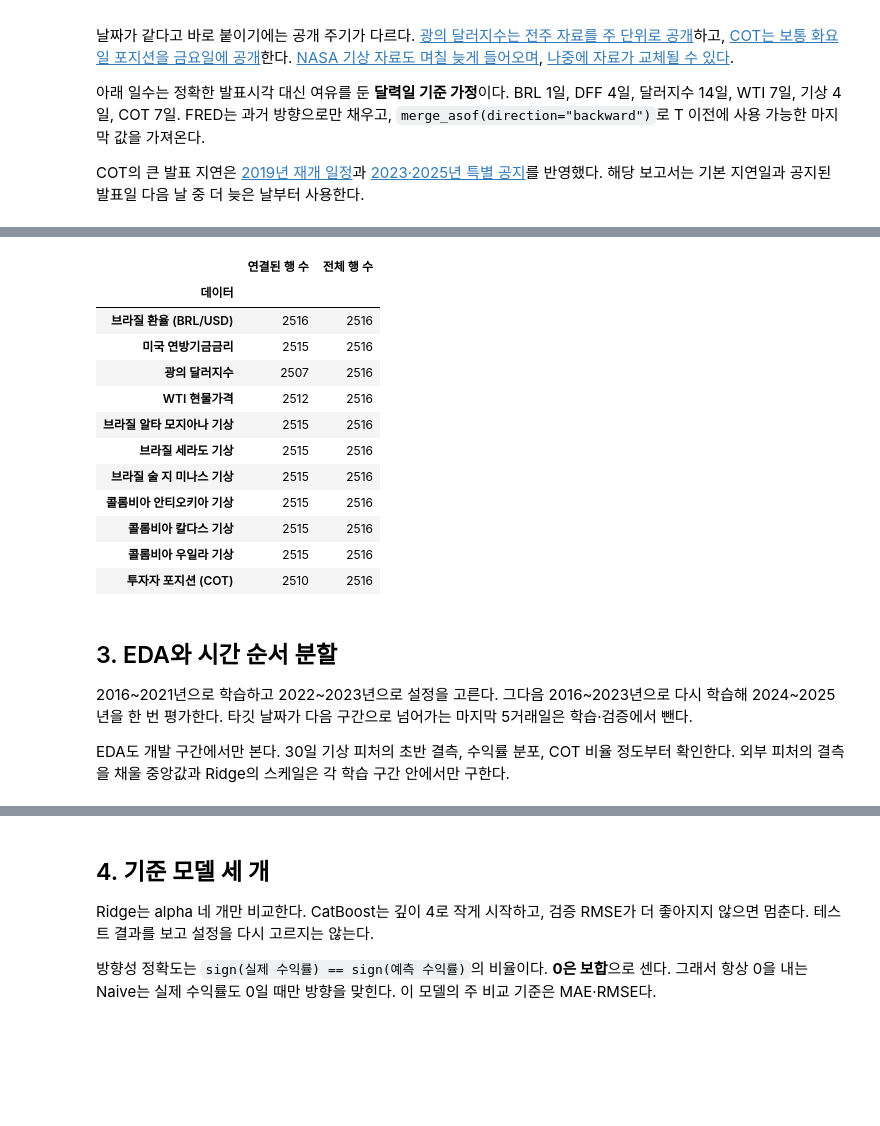
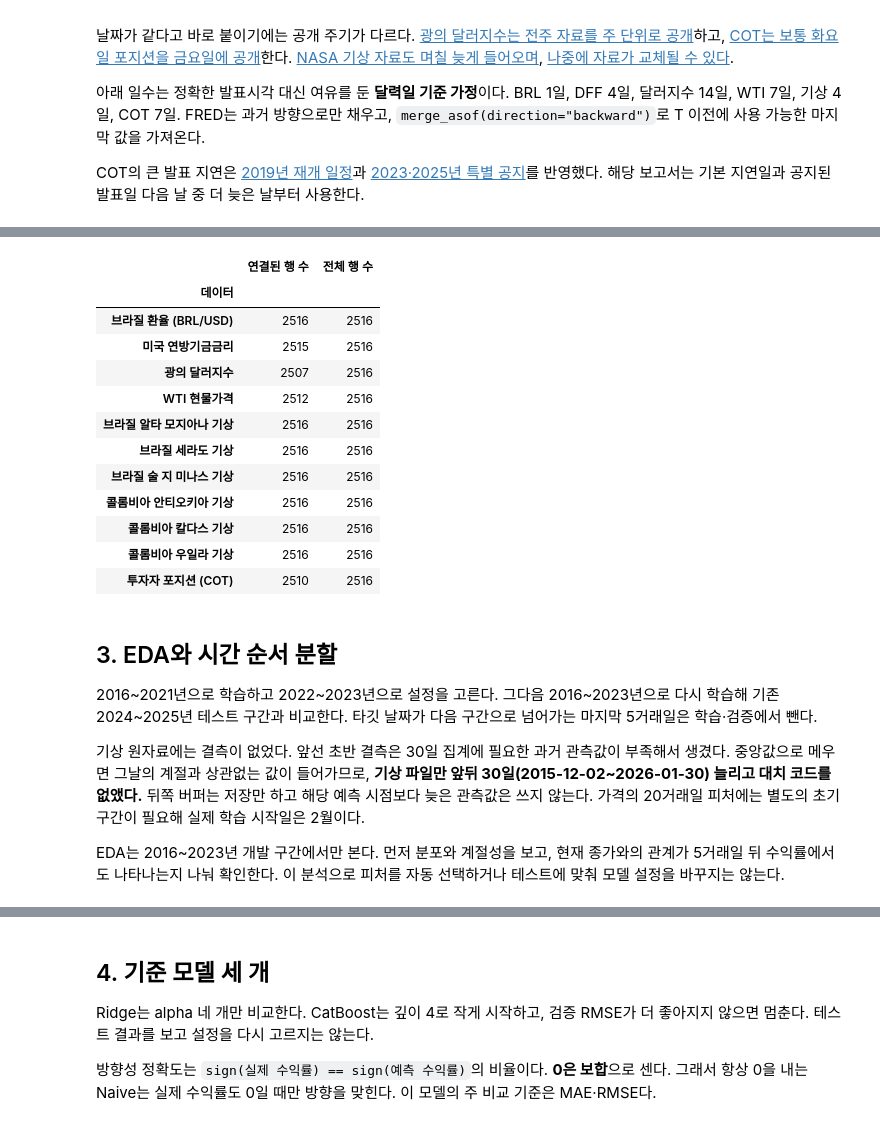
Before and after one commit to MJU-Capstone-2025/Coffee_Price_Prediction, a Jupyter notebook: data_code/03_eda_and_baseline_models.ipynb, the cells around one changed output, grey strips where cells are left out. Drawn from its saved outputs; the diff is of its cells as text; code cells hidden in the pictures; blank space fills up the shorter version.

```diff
--- a/data_code/03_eda_and_baseline_models.ipynb
+++ b/data_code/03_eda_and_baseline_models.ipynb
@@ -231,51 +308,57 @@ cot_release_delays = [
         "2019-03-05",
         "2019-02-01 2019-02-05 2019-02-08 2019-02-12 2019-02-15 2019-02-19 "
         "2019-02-22 2019-02-26 2019-03-01 2019-03-05 2019-03-08",
     ),
     ("2023-01-31", "2023-03-14", "2023-02-24 2023-03-03 2023-03-08 2023-03-10 2023-03-14 2023-03-16 2023-03-21"),
     (
         "2025-09-30",
         "2025-12-23",
         "2025-11-19 2025-11-21 2025-11-25 2025-12-02 2025-12-05 2025-12-09 "
         "2025-12-10 2025-12-12 2025-12-15 2025-12-17 2025-12-19 2025-12-23 2025-12-29",
     ),
 ]
 for start, end, release_days in cot_release_delays:
     mask = cot["date"].between(start, end)
     release_after = pd.to_datetime(release_days.split()) + pd.Timedelta(days=1)
     assert mask.sum() == len(release_after)
     cot.loc[mask, "available_at"] = np.maximum(cot.loc[mask, "available_at"].to_numpy(), release_after.to_numpy())
 
 joined = join_source(joined, cot, "cot", ["cot_net_ratio"], LAG_DAYS["cot"])
 FEATURES.append("cot_net_ratio")
 assert len(FEATURES) == len(set(FEATURES)) == 21
 assert TARGET not in FEATURES and "future_close" not in FEATURES
-# 가격과 정답은 보간하지 않는다. 외부 피처 결측은 학습 구간 중앙값으로 채운다.
+# 가격 피처의 초기 구간과 정답이 없는 행만 제외한다. 기상은 버퍼로 집계해 대치하지 않는다.
 data = joined.dropna(subset=["close", "target_date", TARGET, *PRICE_FEATURES]).copy()
-assert np.isfinite(data[FEATURES].dropna().to_numpy()).all()
-display(pd.DataFrame(join_checks).set_index("source").rename(index=source_labels).rename_axis("데이터").rename(
-    columns={"matched_rows": "연결된 행 수", "total_rows": "전체 행 수"}
-))
+assert np.isfinite(data[FEATURES].to_numpy()).all(), "피처 결측이 생기면 원인을 먼저 확인한다."
+display(
+    pd.DataFrame(join_checks)
+    .set_index("source")
+    .rename(index=source_labels)
+    .rename_axis("데이터")
+    .rename(columns={"matched_rows": "연결된 행 수", "total_rows": "전체 행 수"})
+)
 # %% [output]
 |  | 연결된 행 수 | 전체 행 수 |
 | 데이터 |  |  |
 | 브라질 환율 (BRL/USD) | 2516 | 2516 |
 | 미국 연방기금금리 | 2515 | 2516 |
 | 광의 달러지수 | 2507 | 2516 |
 | WTI 현물가격 | 2512 | 2516 |
-| 브라질 알타 모지아나 기상 | 2515 | 2516 |
-| 브라질 세라도 기상 | 2515 | 2516 |
-| 브라질 술 지 미나스 기상 | 2515 | 2516 |
-| 콜롬비아 안티오키아 기상 | 2515 | 2516 |
-| 콜롬비아 칼다스 기상 | 2515 | 2516 |
-| 콜롬비아 우일라 기상 | 2515 | 2516 |
+| 브라질 알타 모지아나 기상 | 2516 | 2516 |
+| 브라질 세라도 기상 | 2516 | 2516 |
+| 브라질 술 지 미나스 기상 | 2516 | 2516 |
+| 콜롬비아 안티오키아 기상 | 2516 | 2516 |
+| 콜롬비아 칼다스 기상 | 2516 | 2516 |
+| 콜롬비아 우일라 기상 | 2516 | 2516 |
 | 투자자 포지션 (COT) | 2510 | 2516 |
 # %% [markdown]
 ## 3. EDA와 시간 순서 분할
 
-2016~2021년으로 학습하고 2022~2023년으로 설정을 고른다. 그다음 2016~2023년으로 다시 학습해 2024~2025년을 한 번 평가한다. 타깃 날짜가 다음 구간으로 넘어가는 마지막 5거래일은 학습·검증에서 뺀다.
+2016~2021년으로 학습하고 2022~2023년으로 설정을 고른다. 그다음 2016~2023년으로 다시 학습해 기존 2024~2025년 테스트 구간과 비교한다. 타깃 날짜가 다음 구간으로 넘어가는 마지막 5거래일은 학습·검증에서 뺀다.
 
-EDA도 개발 구간에서만 본다. 30일 기상 피처의 초반 결측, 수익률 분포, COT 비율 정도부터 확인한다. 외부 피처의 결측을 채울 중앙값과 Ridge의 스케일은 각 학습 구간 안에서만 구한다.
+기상 원자료에는 결측이 없었다. 앞선 초반 결측은 30일 집계에 필요한 과거 관측값이 부족해서 생겼다. 중앙값으로 메우면 그날의 계절과 상관없는 값이 들어가므로, **기상 파일만 앞뒤 30일(2015-12-02~2026-01-30) 늘리고 대치 코드를 없앴다.** 뒤쪽 버퍼는 저장만 하고 해당 예측 시점보다 늦은 관측값은 쓰지 않는다. 가격의 20거래일 피처에는 별도의 초기 구간이 필요해 실제 학습 시작일은 2월이다.
+
+EDA는 2016~2023년 개발 구간에서만 본다. 먼저 분포와 계절성을 보고, 현재 종가와의 관계가 5거래일 뒤 수익률에서도 나타나는지 나눠 확인한다. 이 분석으로 피처를 자동 선택하거나 테스트에 맞춰 모델 설정을 바꾸지는 않는다.
 # %%
 VAL_START = pd.Timestamp("2022-01-01")
 TEST_START = pd.Timestamp("2024-01-01")
```
Also changed, not shown: parts of 31 cells of this notebook.
